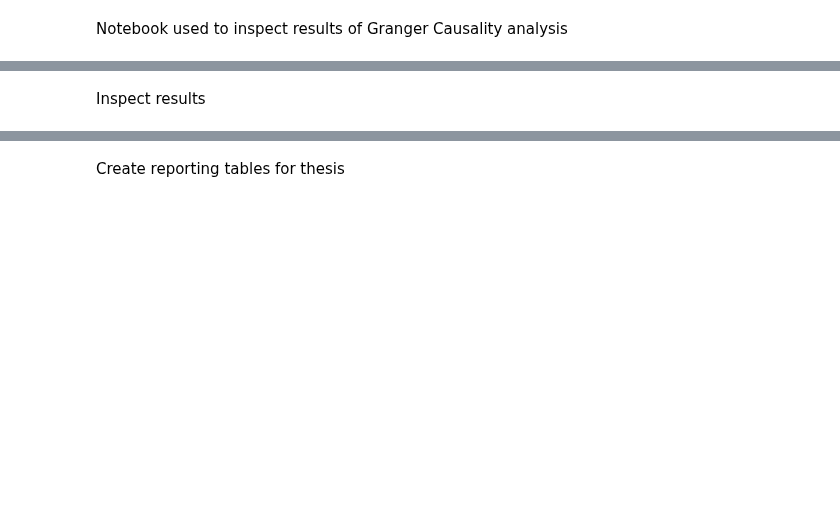
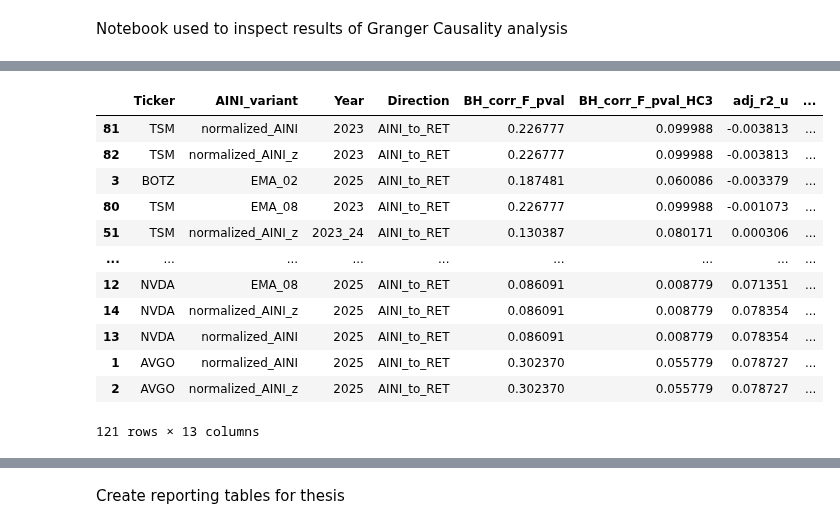
Before and after one commit to LarsIX/narrative_index, a Jupyter notebook: notebooks/analyse_gc_results.ipynb, the cells around one changed output, grey strips where cells are left out. Cells and saved outputs as stored; diff of their text form; code cells hidden in the pictures; blank space fills up the shorter version.

Commit message:
build ppt functions

```diff
--- a/notebooks/analyse_gc_results.ipynb
+++ b/notebooks/analyse_gc_results.ipynb
@@ -110,7 +216,7 @@ cleaned = []
 # iterate over dfs to create subsets by direction
 for name, df in zip(labels, dfs):
     d = df.drop(columns=[c for c in drop_cols if c in df.columns], errors="ignore")
-    id_cols = [c for c in ["Ticker","AINI_variant","Year","Direction"] if c in d.columns]
+    id_cols = [c for c in ["Ticker","AINI_variant","Year","Direction","BH_corr_F_pval","BH_corr_F_pval_HC3","adj_r2_u"] if c in d.columns]
 
     a2r = d.loc[d["Direction"]=="AINI_to_RET", id_cols + [c for c in d.columns if c.startswith("A2R_beta_")]].copy()
     r2a = d.loc[d["Direction"]=="RET_to_AINI", id_cols + [c for c in d.columns if c.startswith("R2A_beta_")]].copy()
@@ -121,9 +227,26 @@ for name, df in zip(labels, dfs):
 
     cleaned.append({"Model": name, "A2R": a2r, "R2A": r2a})
 
-# Optional combined frames with the tag:
+# combined frames with the tag:
 a2r_all = pd.concat([x["A2R"] for x in cleaned], ignore_index=True)
 r2a_all = pd.concat([x["R2A"] for x in cleaned], ignore_index=True)
 a2r_all_sort = a2r_all.sort_values(["Ticker","Year"])
-a2r_all_sort
+
+#Build the chunked Markdown tables dict
+markdown_a2r = make_mrkdwn_tables(a2r_all_sort)  # returns {model: [md_table_chunk1, ...]}
+
+# Export to PowerPoint
+out = root_dir / "reports" / "figures" / "significant_measures_year_ticker_nocontrol_gc.pptx"
+out.parent.mkdir(parents=True, exist_ok=True)
+ppt_path = markdown_tables_to_pptx(markdown_a2r, outpath=str(out))
+
+print("Saved PPT to:", ppt_path)
+a2r_all_sort.columns
+
+# subset on most strinking patterns for presentation
+markdown_focus = make_mrkdwn_tables_focus(a2r_all_sort)
+
+# Export to PowerPoint
+ppt_path = markdown_tables_to_pptx(markdown_focus, outpath= root_dir / "reports" / "figures" / "focused_significant_measures_year_ticker_nocontrol_gc.pptx")
+print("Saved:", ppt_path)
 # %% [output]
@@ -147,2 +255,17 @@ a2r_all_sort
-# %% [markdown]
-Inspect results
+# %%
+# investigate main findings
+a2r_all.sort_values("adj_r2_u",ascending=True)
+# %% [output]
+|  | Ticker | AINI_variant | Year | Direction | BH_corr_F_pval | BH_corr_F_pval_HC3 | adj_r2_u | ... |
+| 81 | TSM | normalized_AINI | 2023 | AINI_to_RET | 0.226777 | 0.099988 | -0.003813 | ... |
+| 82 | TSM | normalized_AINI_z | 2023 | AINI_to_RET | 0.226777 | 0.099988 | -0.003813 | ... |
+| 3 | BOTZ | EMA_02 | 2025 | AINI_to_RET | 0.187481 | 0.060086 | -0.003379 | ... |
+| 80 | TSM | EMA_08 | 2023 | AINI_to_RET | 0.226777 | 0.099988 | -0.001073 | ... |
+| 51 | TSM | normalized_AINI_z | 2023_24 | AINI_to_RET | 0.130387 | 0.080171 | 0.000306 | ... |
+| ... | ... | ... | ... | ... | ... | ... | ... | ... |
+| 12 | NVDA | EMA_08 | 2025 | AINI_to_RET | 0.086091 | 0.008779 | 0.071351 | ... |
+| 14 | NVDA | normalized_AINI_z | 2025 | AINI_to_RET | 0.086091 | 0.008779 | 0.078354 | ... |
+| 13 | NVDA | normalized_AINI | 2025 | AINI_to_RET | 0.086091 | 0.008779 | 0.078354 | ... |
+| 1 | AVGO | normalized_AINI | 2025 | AINI_to_RET | 0.302370 | 0.055779 | 0.078727 | ... |
+| 2 | AVGO | normalized_AINI_z | 2025 | AINI_to_RET | 0.302370 | 0.055779 | 0.078727 | ... |
+121 rows × 13 columns
```
Also changed, not shown: parts of 25 cells of this notebook, 18 other files.
